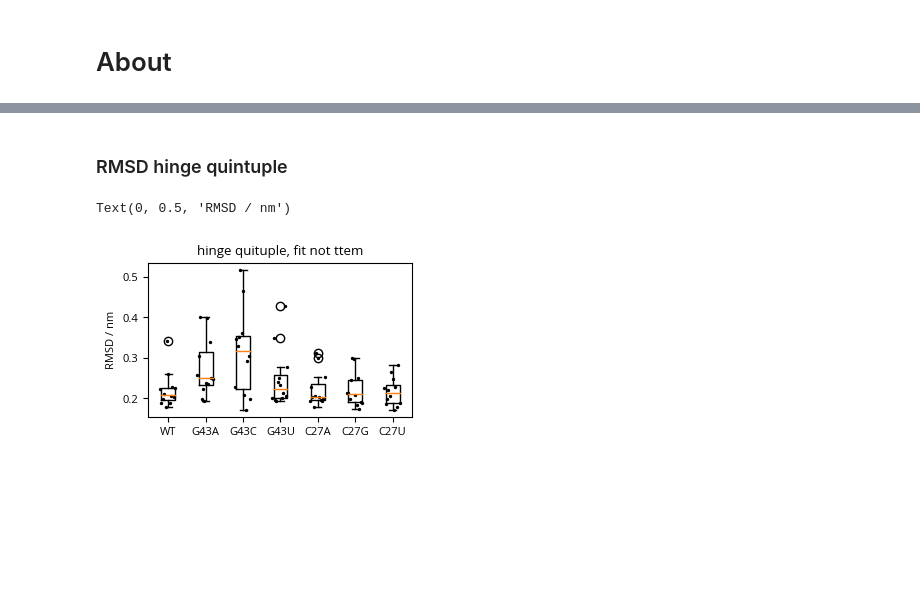
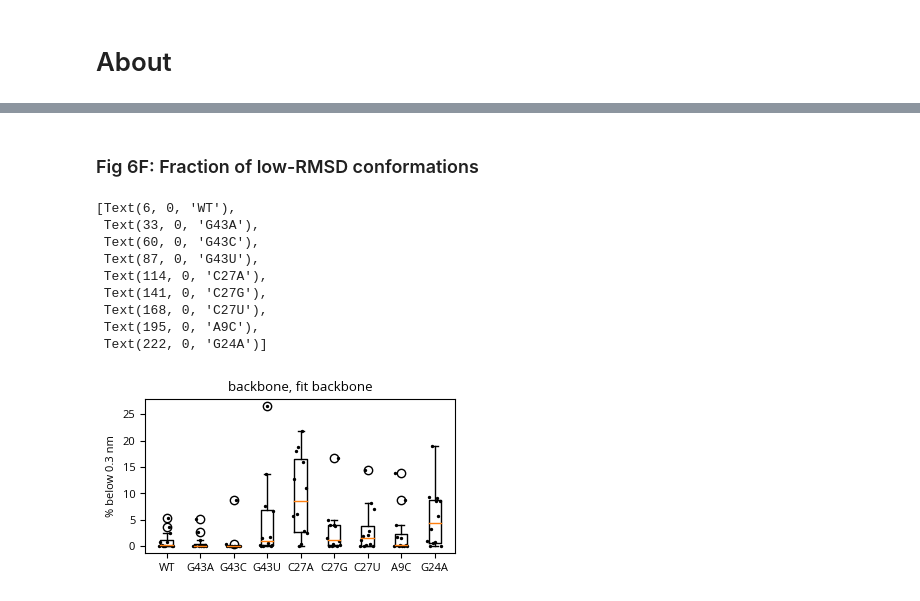
Before and after one commit to kolarlab/fakih-4bp-trnas, a Jupyter notebook: analysis/scripts/figures.ipynb, the cells around one changed output, grey strips where cells are left out. Saved outputs shown, nothing was run; the diff lists cells and outputs as text; code cells hidden in the pictures; blank space fills up the shorter version.

```diff
--- a/analysis/scripts/figures.ipynb
+++ b/analysis/scripts/figures.ipynb
@@ -6,7 +6,7 @@ import scipy.stats as stats
 # %% [markdown]
 # About
 # %%
-models = "WT G43A G43C G43U C27A C27G C27U".split()
+models = "WT G43A G43C G43U C27A C27G C27U A9C G24A".split()
 tids = [f"{i:02}" for i in range(0, 12)]
 
 plt.rcParams.update({'font.size': 8})
@@ -16,6 +16,6 @@ plt.rcParams.update({'font.family': "Open Sans"})
 # %%
 # initialize figure
-fig, ax = plt.subplots(figsize=(3.4, 2))
+fig, ax = plt.subplots(figsize=(4, 2))
 
 # initialize containers
 means_all = []
@@ -35,7 +35,7 @@ for model_i, model in enumerate(models):
     for tid in tids:
 
         # read data
-        xvg = f"../systems/{model}/hbonds.quintuple.{tid}.xvg"
+        xvg = f"../systems/{model}/hbonds.hinge.{tid}.xvg"
         times, hbonds, pairs = np.loadtxt(xvg, comments="# @ &".split()).T
 
         # normalize length of the trajectories
@@ -59,7 +59,7 @@ ax.scatter(xs, np.array(means_all).flatten(), s=2, color="black")
 ax.boxplot(means_all, positions=xs_means, widths=10, labels=models)
 
 # layout
-ax.set_title("five hinge nucleobases")
+ax.set_title("ten hinge nucleobases")
 ax.set_ylabel("H-bonds")
 # %% [output]
 Text(0, 0.5, 'H-bonds')
@@ -87,55 +89,71 @@ C27U MannwhitneyuResult(statistic=87.0, pvalue=0.40250382378200356)
 # %% [markdown]
-### RMSD hinge quintuple
+### Fig 6F: Fraction of low-RMSD conformations
 # %%
-# initialize figure
-fig, ax = plt.subplots(figsize=(3.4, 2))
+fig, ax = plt.subplots(figsize=(4, 2))
 
-# initialize containers
-means_all = []
+threshold = 0.3
+
+# containers
+bars_all = []
 xs = []
 xs_means = []
-means = []
-rmsfs_models = []
 
 x = 0
 x_mean = 6
 gap = 15
 
 for model_i, model in enumerate(models):
 
-    means = []
+    bars = []
 
     for tid in tids:
 
-        xvg = f"../systems/{model}/rmsd.quintuple.fitNotStem.{tid}.xvg"
+        # read data
+        xvg = f"../systems/{model}/rmsd.bb.fitBb.{tid}.xvg"
         times, rmsds = np.loadtxt(xvg, comments="# @ &".split()).T
 
         # normalize length of the trajectories
-        # analyze only the later parts
         times = times[7500:12500]
         rmsds = rmsds[7500:12500]
 
-        means.append(np.mean(rmsds))
+        # histogram
+        rmsds = np.array(rmsds)
+        hist, edges = np.histogram(rmsds, range=(0,3), bins=300, density=True)
+
+        # cummulative histogram
+        cumsum = np.cumsum(hist) * (edges[1] - edges[0])
+        threshold_dists = np.square(edges - threshold)
+        threshold_index = np.where(threshold_dists < 1e-10)[0]
+        bars.append(cumsum[int(threshold_index)] * 100)
 
         xs.append(x)
         x += 1
 
     xs_means.append(x_mean)
-    means_all.append(means)
-
     x += gap
     x_mean += (12 + gap)
 
-# plot
-ax.scatter(xs, np.array(means_all).flatten(), s=2, color="black")
-ax.boxplot(means_all, positions=xs_means, widths=10, labels=models)
+    bars_all.append(bars)
 
-# layout
-ax.set_title("hinge quituple, fit not ttem")
-ax.set_ylabel("RMSD / nm")
+
+ax.scatter(xs, np.array(bars_all).flatten(), s=2, color="black")
+boxes = ax.boxplot(bars_all, positions=xs_means, widths=10, labels=models)
+
+ax.set_title("backbone, fit backbone")
+ax.set_ylabel(f"% below {threshold} nm")
+
+ax.set_xticklabels(models)
 # %% [output]
-Text(0, 0.5, 'RMSD / nm')
+[Text(6, 0, 'WT'),
+ Text(33, 0, 'G43A'),
+ Text(60, 0, 'G43C'),
+ Text(87, 0, 'G43U'),
+ Text(114, 0, 'C27A'),
+ Text(141, 0, 'C27G'),
+ Text(168, 0, 'C27U'),
+ Text(195, 0, 'A9C'),
+ Text(222, 0, 'G24A')]
-[figure, old version]
+[figure, new version]
 # %%
 ps = []
 for i in range(len(means_all)):
```
Also changed, not shown: parts of 10 cells of this notebook.
